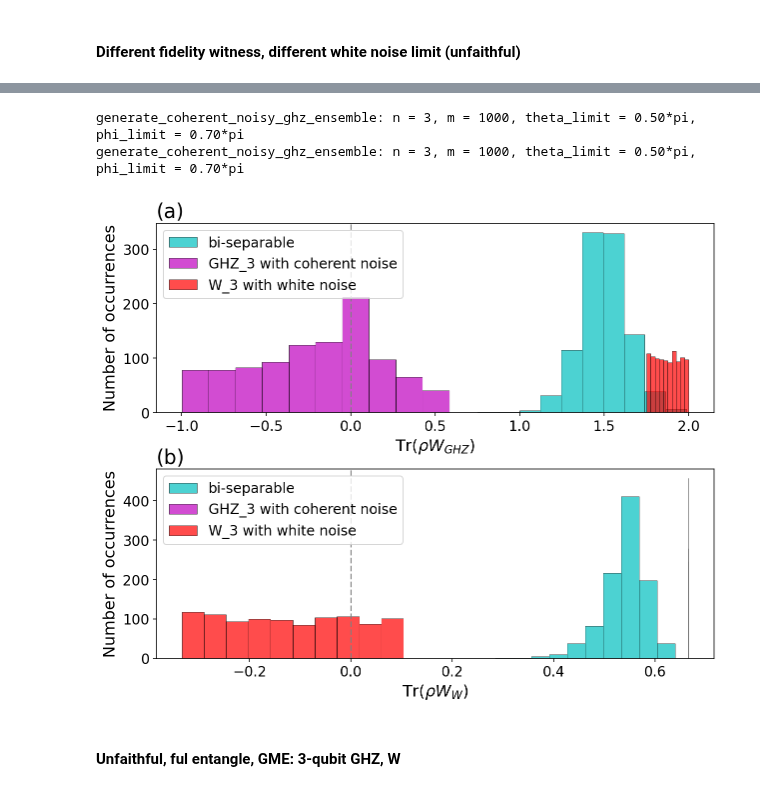
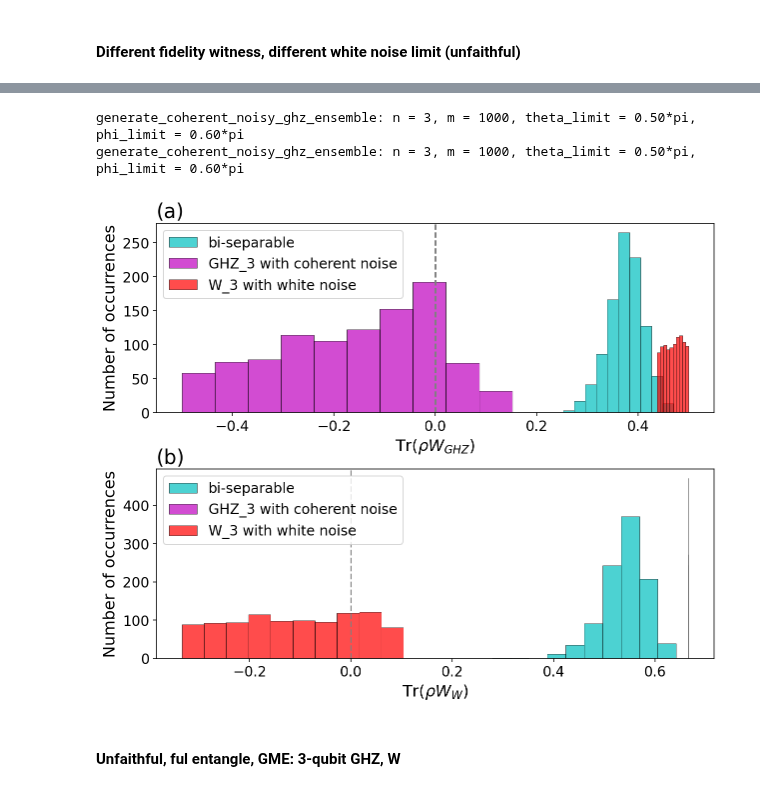
Before and after one commit to Jue-Xu/Entanglement-Witness, a Jupyter notebook: Code/entangle_detection.ipynb, the cells around one changed output, grey strips where cells are left out. Cells and saved outputs as stored; diff of their text form; code cells hidden in the pictures.

```diff
--- a/Code/entangle_detection.ipynb
+++ b/Code/entangle_detection.ipynb
@@ -298,7 +324,8 @@ three_pauli, three_label = tomographic_ansatz(n_qubit=3,n_feature=to_features)
 
 
 # rigorous entanglement witness - local measurements
-witness_ghz_3 =  3/2 * qeye([2, 2, 2]) - tensor([sigmax(), sigmax(), sigmax()]) - 1/2 * (tensor([sigmaz(), sigmaz(), qeye([2])]) + tensor([qeye([2]), sigmaz(), sigmaz()]) + tensor([sigmaz(), qeye([2]), sigmaz()]))
+# witness_ghz_3 =  3/2 * qeye([2, 2, 2]) - tensor([sigmax(), sigmax(), sigmax()]) - 1/2 * (tensor([sigmaz(), sigmaz(), qeye([2])]) + tensor([qeye([2]), sigmaz(), sigmaz()]) + tensor([sigmaz(), qeye([2]), sigmaz()]))
+witness_ghz_3 = 1/2 * qeye([2, 2, 2]) - ket2dm(ghz_state(N=3))
 # witness_ghz_3_project = 1/2 * qeye([2, 2, 2]) - ket2dm(ghz_state(N=3))
 # stabilizer ...
 
@@ -327,43 +354,43 @@ for i, noise_limit in enumerate(noise_list):
     for j, witness in enumerate(witness_list):
         ## generate training data
         # GHZ and W state samples with white noise
-        ghz_3_density = generate_coherent_noisy_ghz_ensemble(n=3, m=size_train, theta_limit=1/2, phi_limit=0.7)
+        ghz_3_density = generate_coherent_noisy_ghz_ensemble(n=3, m=size_train, theta_limit=1/2, phi_limit=0.6)
         # ghz_3_density = generate_noisy_ghz_ensemble(n=3,m=size_train,noise_limit=noise_limit)
         w_3_density = generate_noisy_w_ensemble(n=3,m=size_train,noise_limit=noise_limit)
 
         # test GHZ3/W3 projection witness
         three_qubit_legends = ['bi-separable','GHZ_3 with coherent noise','W_3 with white noise']
         # three_qubit_legends = ['fully separable','bi-separable','GHZ_3 with coherent noise','W_3 with white noise']
         three_qubit_witness_expectation_list = [
             evaluate_features(witness,test_set) for test_set in
             # [expect(witness_ghz_3, state) for state in test_set] for test_set in
             [
                 # generate_rand_product_density(3, size_train, 0),
                 generate_noisy_biseparable(1, 2, size_train, 1/3),
                 ghz_3_density,
                 w_3_density
             ]
             # [generate_rand_product_state(3, size_train), ghz_3_density, w_3_density]
         ]
         if j == 0:
             title = f'GHZ witness (noise = {noise_limit:.2f})'
         else:
             title = f'W witness (noise = {noise_limit:.2f})'
         plot_expectation_hist(
             axs[j],
             # plot_expectation_hist(axs[j,i],
             three_qubit_witness_expectation_list,
             three_qubit_legends,
             # title=title,
             fontsize=16,
             xlabel=x_labels[j])
         axs[j].set_title(fig_labels[j], loc='left', fontsize=20)
 
 plt.savefig('fidelity_witness_compare_2_long.png', dpi=400, bbox_inches='tight')
 # %% [output]
-generate_coherent_noisy_ghz_ensemble: n = 3, m = 1000, theta_limit = 0.50*pi, phi_limit = 0.70*pi
-generate_coherent_noisy_ghz_ensemble: n = 3, m = 1000, theta_limit = 0.50*pi, phi_limit = 0.70*pi
+generate_coherent_noisy_ghz_ensemble: n = 3, m = 1000, theta_limit = 0.50*pi, phi_limit = 0.60*pi
+generate_coherent_noisy_ghz_ensemble: n = 3, m = 1000, theta_limit = 0.50*pi, phi_limit = 0.60*pi
-[figure, old version]
+[figure, new version]
 # %% [markdown]
 #### Unfaithful, ful entangle, GME: 3-qubit GHZ, W
 # %%
```
Also changed, not shown: parts of 1 cell of this notebook, 10 other files.
